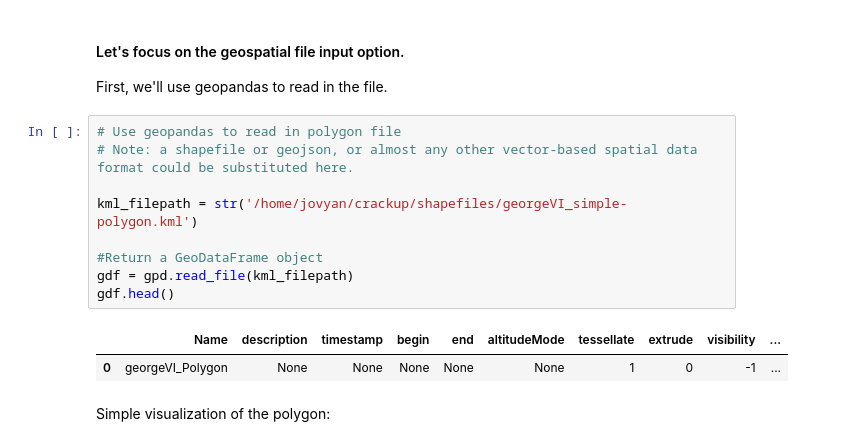
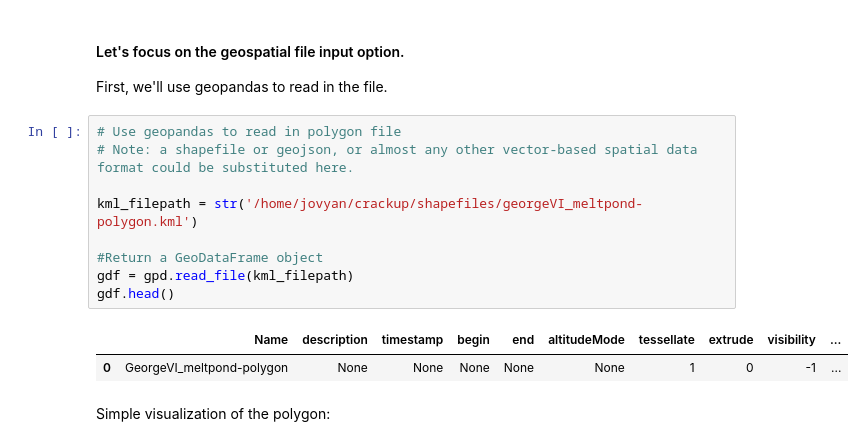
Before and after one commit to ICESAT-2HackWeek/crackup, a Jupyter notebook: get_data_easykml-EME.ipynb, the cells around one changed output. Drawn from its saved outputs; the diff is of its cells as text.

```diff
--- a/get_data_easykml-EME.ipynb
+++ b/get_data_easykml-EME.ipynb
@@ -141,15 +141,15 @@ First, we'll use geopandas to read in the file.
 # %%
 # Use geopandas to read in polygon file
 # Note: a shapefile or geojson, or almost any other vector-based spatial data format could be substituted here.
 
-kml_filepath = str('/home/jovyan/crackup/shapefiles/georgeVI_simple-polygon.kml')
+kml_filepath = str('/home/jovyan/crackup/shapefiles/georgeVI_meltpond-polygon.kml')
 
 #Return a GeoDataFrame object
 gdf = gpd.read_file(kml_filepath)
 gdf.head()
 # %% [output]
 |  | Name | description | timestamp | begin | end | altitudeMode | tessellate | extrude | visibility | ... |
-| 0 | georgeVI_Polygon | None | None | None | None | None | 1 | 0 | -1 | ... |
+| 0 | GeorgeVI_meltpond-polygon | None | None | None | None | None | 1 | 0 | -1 | ... |
 # %% [markdown]
 Simple visualization of the polygon:
 # %%
```
Also changed, not shown: parts of 19 cells of this notebook, 1 other file.
